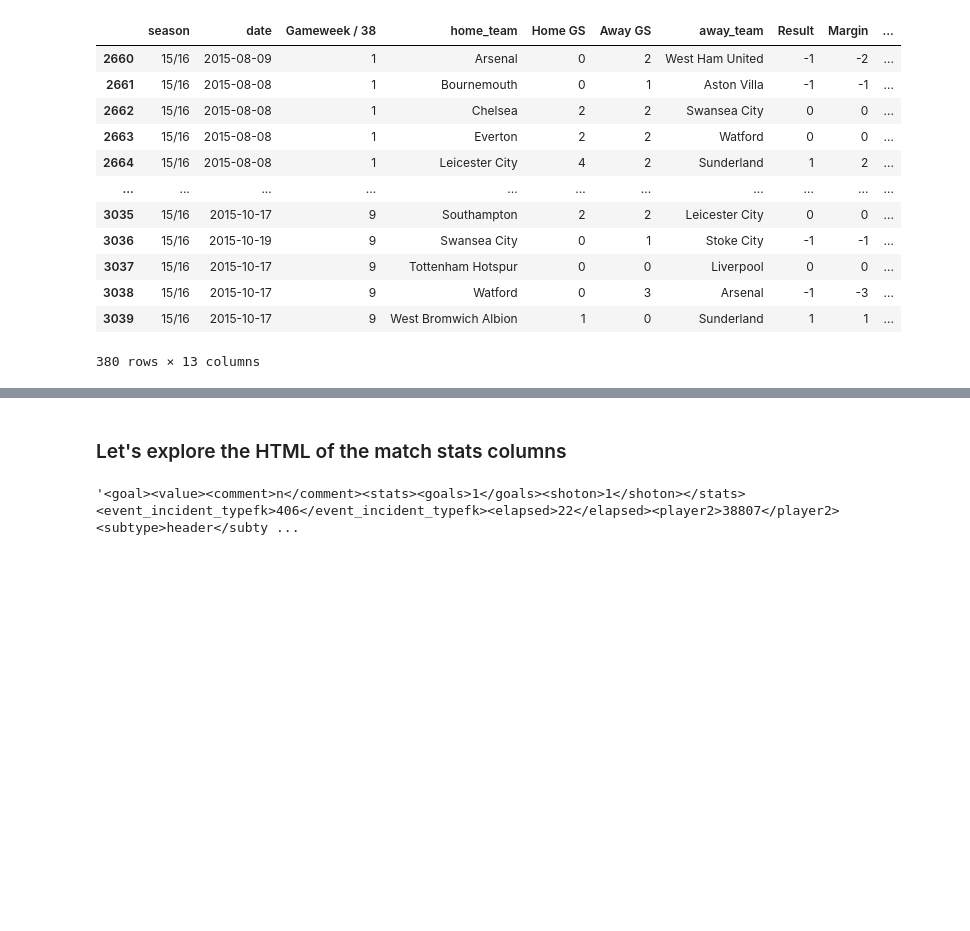
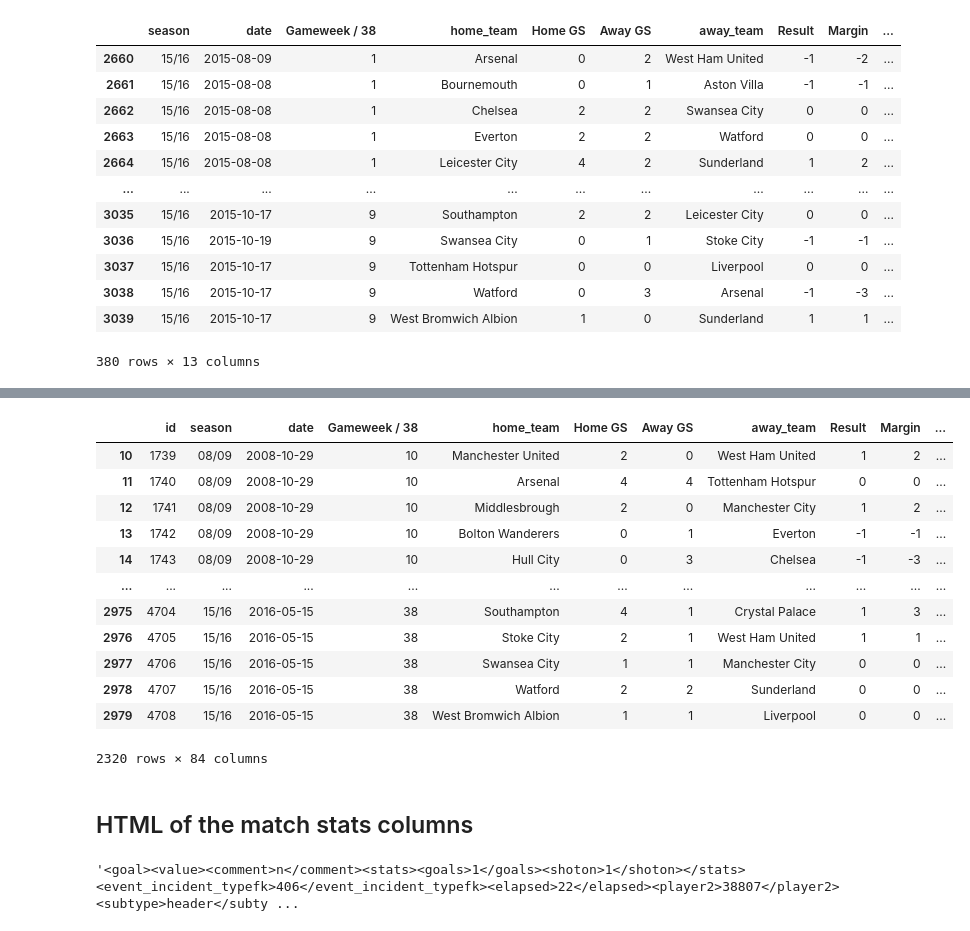
Before and after one commit to tjjdoherty/football-project-mvp, a Jupyter notebook: intro_clean_eda.ipynb, the cells around one changed output, grey strips where cells are left out. Cells and saved outputs as stored; diff of their text form; code cells hidden in the pictures; blank space fills up the shorter version.

```diff
--- a/intro_clean_eda.ipynb
+++ b/intro_clean_eda.ipynb
@@ -1777,5 +1784,21 @@ First, let's do some EDA on the engineered features
+# %%
+prem_momentum
+# %% [output]
+|  | id | season | date | Gameweek / 38 | home_team | Home GS | Away GS | away_team | Result | Margin | ... |
+| 10 | 1739 | 08/09 | 2008-10-29 | 10 | Manchester United | 2 | 0 | West Ham United | 1 | 2 | ... |
+| 11 | 1740 | 08/09 | 2008-10-29 | 10 | Arsenal | 4 | 4 | Tottenham Hotspur | 0 | 0 | ... |
+| 12 | 1741 | 08/09 | 2008-10-29 | 10 | Middlesbrough | 2 | 0 | Manchester City | 1 | 2 | ... |
+| 13 | 1742 | 08/09 | 2008-10-29 | 10 | Bolton Wanderers | 0 | 1 | Everton | -1 | -1 | ... |
+| 14 | 1743 | 08/09 | 2008-10-29 | 10 | Hull City | 0 | 3 | Chelsea | -1 | -3 | ... |
+| ... | ... | ... | ... | ... | ... | ... | ... | ... | ... | ... | ... |
+| 2975 | 4704 | 15/16 | 2016-05-15 | 38 | Southampton | 4 | 1 | Crystal Palace | 1 | 3 | ... |
+| 2976 | 4705 | 15/16 | 2016-05-15 | 38 | Stoke City | 2 | 1 | West Ham United | 1 | 1 | ... |
+| 2977 | 4706 | 15/16 | 2016-05-15 | 38 | Swansea City | 1 | 1 | Manchester City | 0 | 0 | ... |
+| 2978 | 4707 | 15/16 | 2016-05-15 | 38 | Watford | 2 | 2 | Sunderland | 0 | 0 | ... |
+| 2979 | 4708 | 15/16 | 2016-05-15 | 38 | West Bromwich Albion | 1 | 1 | Liverpool | 0 | 0 | ... |
+2320 rows × 84 columns
 # %% [markdown]
-### Let's explore the HTML of the match stats columns
+## HTML of the match stats columns
 # %%
 prem['goal'].iloc[0]
 # %% [output]
```
Also changed, not shown: parts of 51 cells of this notebook.
